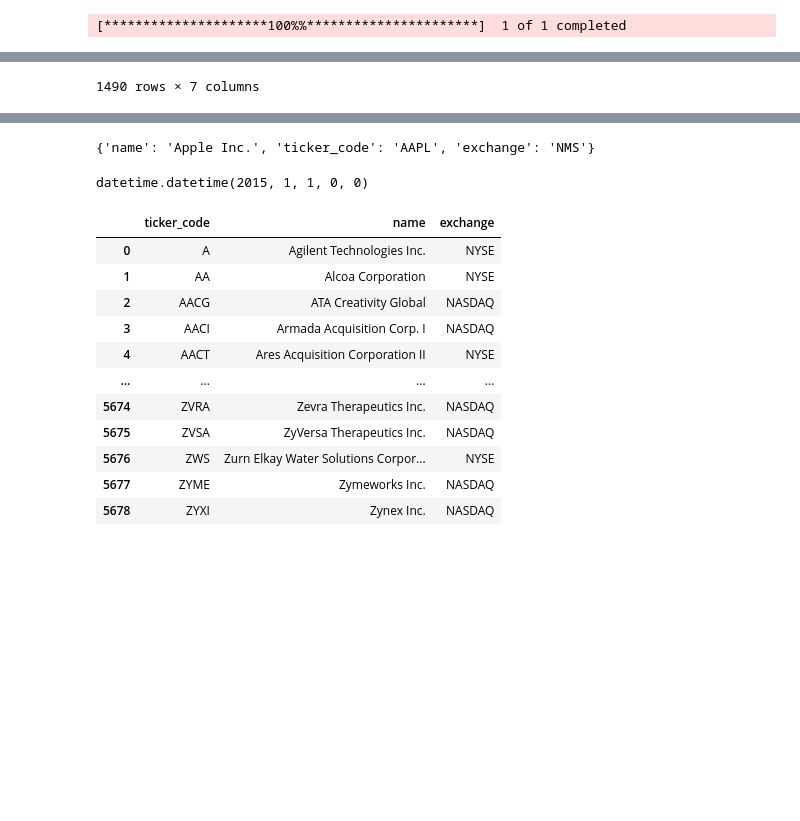
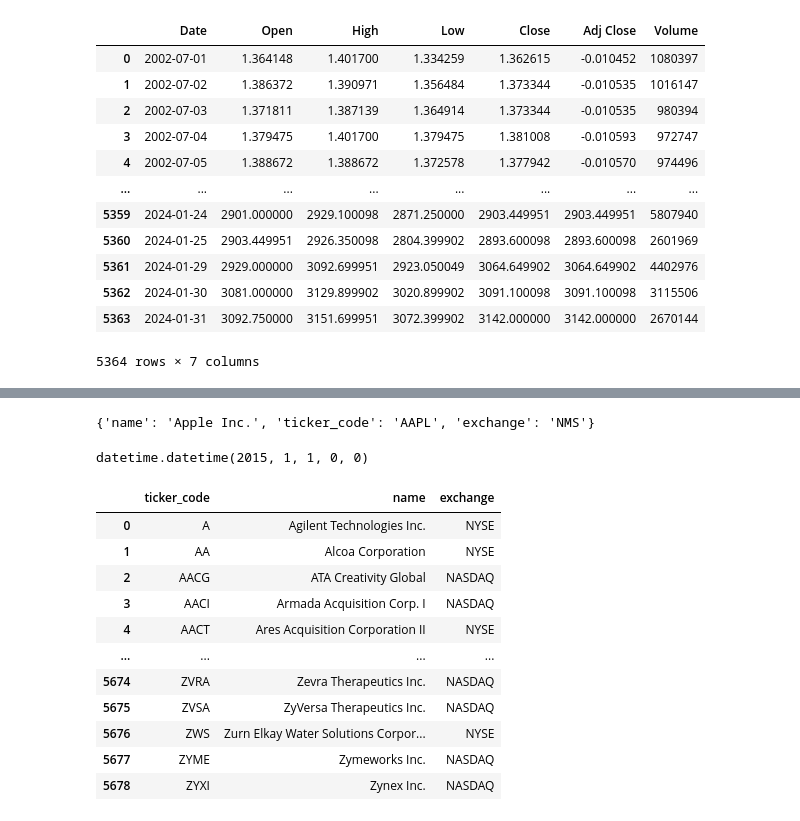
Before and after one commit to KayvanShah1/usc-dsci560-dspp-sp24, a Jupyter notebook: lab3/notebooks/test.ipynb, the cells around one changed output, grey strips where cells are left out. Drawn from its saved outputs; the diff is of its cells as text; code cells hidden in the pictures; blank space fills up the shorter version.

```diff
--- a/lab3/notebooks/test.ipynb
+++ b/lab3/notebooks/test.ipynb
@@ -61,7 +61,7 @@ def get_logger(name):
 logger = get_logger("notebook")
 # %%
 data = pdr.get_data_yahoo(
-    "ADANIENT.NS", end=datetime.today(), session=session, interval="1m"
+    "ADANIENT.NS",start="1600-01-01",end=datetime.today(), interval="1d"
 ).reset_index()
 data
 # %% [output]
@@ -69 +69,13 @@ WARNING: cookie & crumb does not work well with requests_cache. Am experimenting
+|  | Date | Open | High | Low | Close | Adj Close | Volume |
+| 0 | 2002-07-01 | 1.364148 | 1.401700 | 1.334259 | 1.362615 | -0.010452 | 1080397 |
+| 1 | 2002-07-02 | 1.386372 | 1.390971 | 1.356484 | 1.373344 | -0.010535 | 1016147 |
+| 2 | 2002-07-03 | 1.371811 | 1.387139 | 1.364914 | 1.373344 | -0.010535 | 980394 |
+| 3 | 2002-07-04 | 1.379475 | 1.401700 | 1.379475 | 1.381008 | -0.010593 | 972747 |
+| 4 | 2002-07-05 | 1.388672 | 1.388672 | 1.372578 | 1.377942 | -0.010570 | 974496 |
+| ... | ... | ... | ... | ... | ... | ... | ... |
+| 5359 | 2024-01-24 | 2901.000000 | 2929.100098 | 2871.250000 | 2903.449951 | 2903.449951 | 5807940 |
+| 5360 | 2024-01-25 | 2903.449951 | 2926.350098 | 2804.399902 | 2893.600098 | 2893.600098 | 2601969 |
+| 5361 | 2024-01-29 | 2929.000000 | 3092.699951 | 2923.050049 | 3064.649902 | 3064.649902 | 4402976 |
+| 5362 | 2024-01-30 | 3081.000000 | 3129.899902 | 3020.899902 | 3091.100098 | 3091.100098 | 3115506 |
+| 5363 | 2024-01-31 | 3092.750000 | 3151.699951 | 3072.399902 | 3142.000000 | 3142.000000 | 2670144 |
-[*********************100%%**********************]  1 of 1 completed
+5364 rows × 7 columns
@@ -82 +81,0 @@ WARNING: cookie & crumb does not work well with requests_cache. Am experimenting
-1490 rows × 7 columns
```
Also changed, not shown: parts of 5 cells of this notebook, 6 other files.
